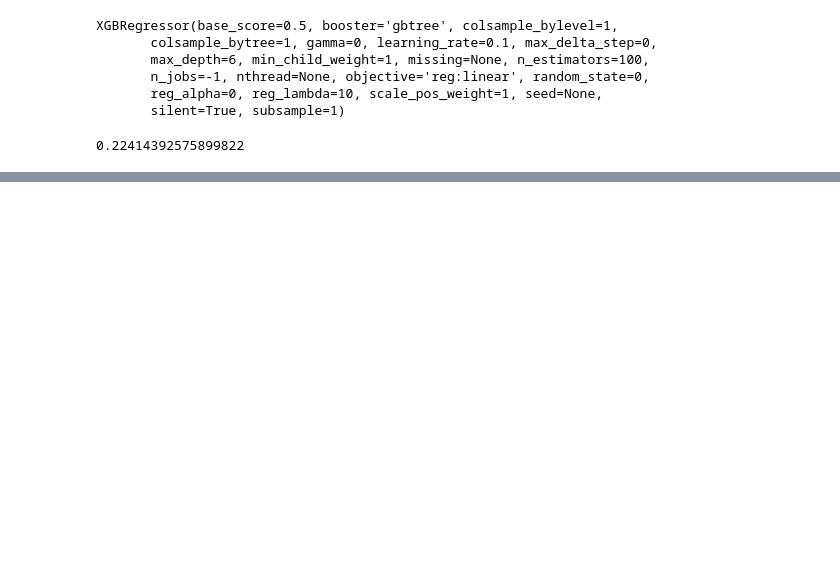
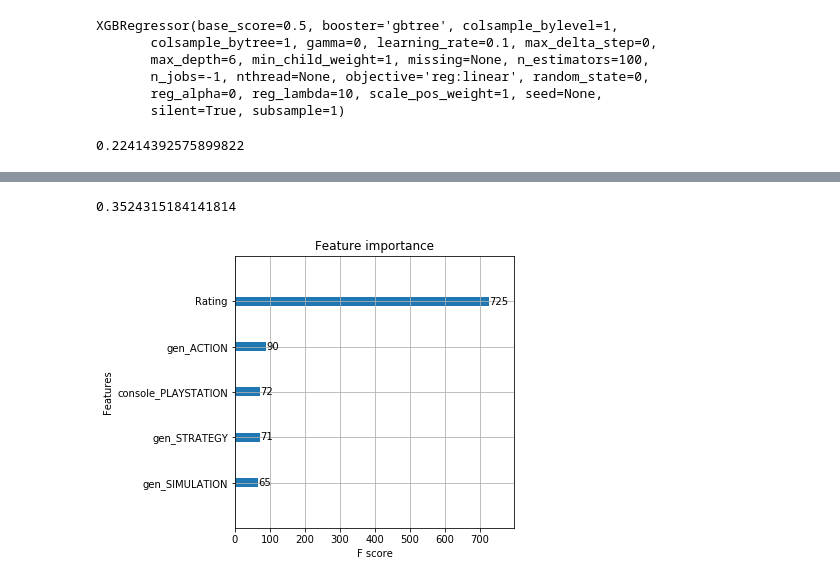
Before and after one commit to raharari/HLTB-Scrapper, a Jupyter notebook: Modelado.ipynb, the cells around one changed output, grey strips where cells are left out. Drawn from its saved outputs; the diff is of its cells as text; code cells hidden in the pictures; blank space fills up the shorter version.

```diff
--- a/Modelado.ipynb
+++ b/Modelado.ipynb
@@ -100,0 +123,22 @@ xgb_best.score(X_test, y_test)
+# %%
+#Elimino las observaciones que no tienen completa la variable objetivo
+df_dur = df.dropna(subset = ['Main Story'])
+# %%
+#Separo la matriz de features y la variable objetivo. Dropeamos las otras columnas de duracion,
+#ya que estan fuertemente correlacionados con la variable objetivo
+X =  df_dur.drop(['Titulo','Main Story','Main + Extras','Completionist', 'All Styles'], axis = 1)
+y = df_dur['Main Story']
+
+#Separo en Train y Test
+X_train, X_test, y_train, y_test = train_test_split(X, y, test_size=0.25, random_state=1)
+
+#Instancio el Clasificador de XGBoost
+xg_reg_dur = xgb.XGBRegressor(max_depth=6, learning_rate=0.1, n_estimators=100, silent=True, objective='reg:linear',\
+                           booster='gbtree',reg_alpha = 0, reg_lambda = 10,  n_jobs=-1)
+# %%
+%%time
+#Fiteo el modelo
+xg_reg_dur.fit(X_train,y_train)
+
+#Predicciones
+preds = xg_reg_dur.predict(X_test)
@@ -100,0 +147,13 @@ xgb_best.score(X_test, y_test)
+# %%
+#Score
+xgb_dur = xg_reg_dur.score(X_test, y_test)
+xgb_dur
+# %% [output]
+0.3524315184141814
+# %%
+#Feature Importance
+xgb.plot_importance(xg_reg_dur, max_num_features=5)
+plt.rcParams['figure.figsize'] = [5, 5]
+plt.show()
+# %% [output]
+[figure, added]
```
Also changed, not shown: parts of 31 cells of this notebook.
